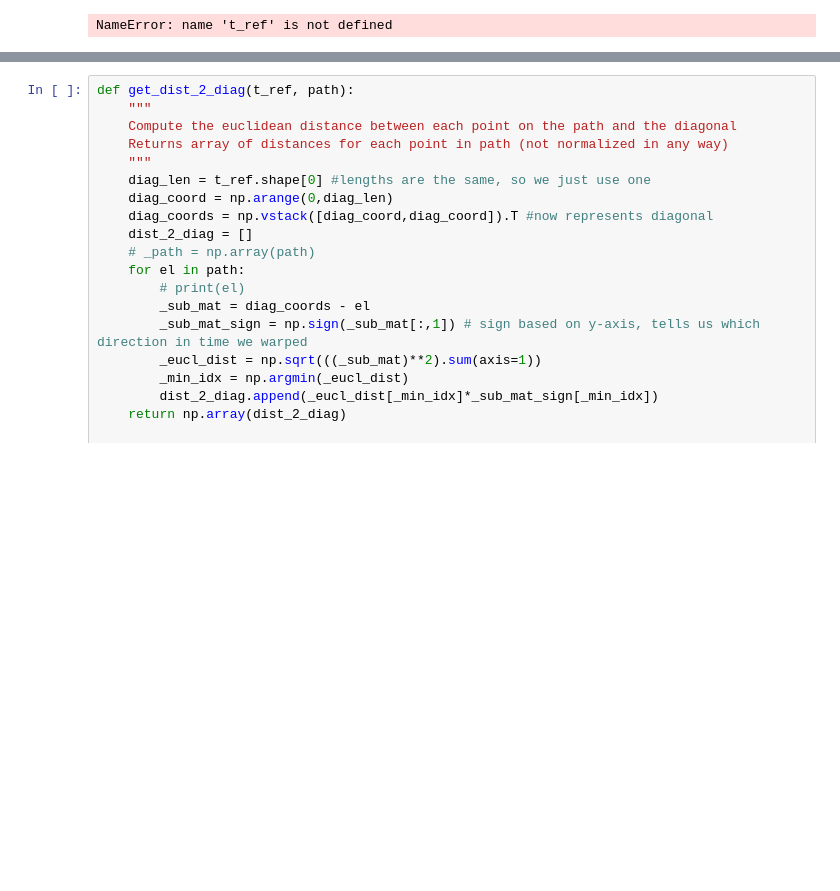
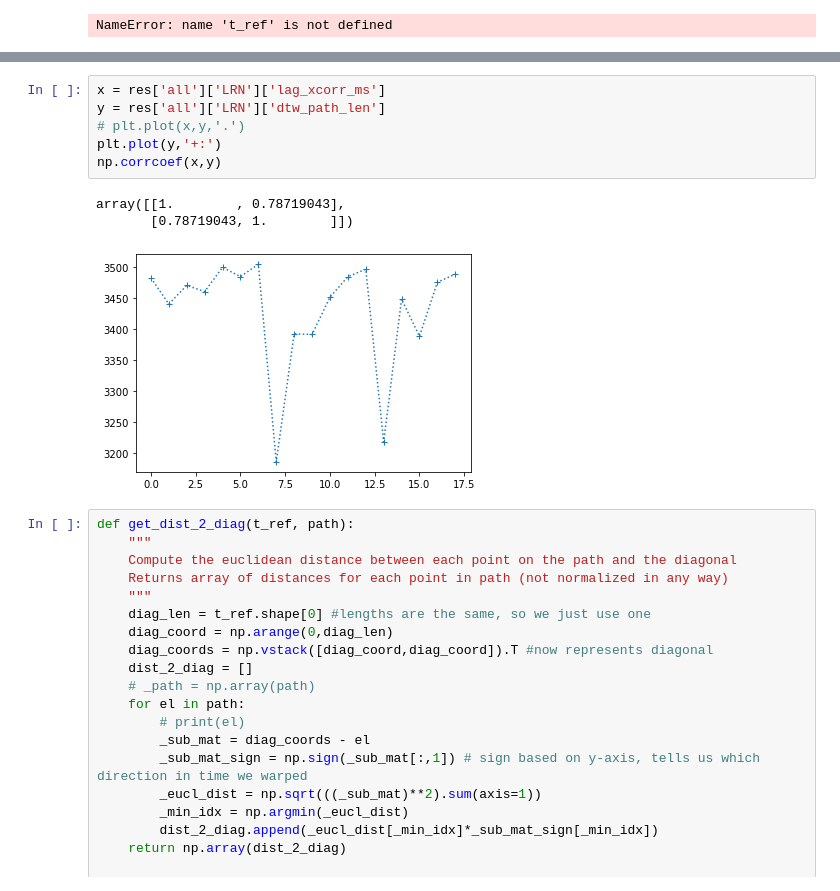
Before and after one commit to neuralabc/spft-java, a Jupyter notebook: spft/2022_09_DTW_test.ipynb, the cells around one changed output, grey strips where cells are left out. Cells and saved outputs as stored; diff of their text form; blank space fills up the shorter version.

```diff
--- a/spft/2022_09_DTW_test.ipynb
+++ b/spft/2022_09_DTW_test.ipynb
@@ -157,3 +199,13 @@ array([[1.        , 0.43334203],
+# %%
+x = res['all']['LRN']['lag_xcorr_ms']
+y = res['all']['LRN']['dtw_path_len']
+# plt.plot(x,y,'.')
+plt.plot(y,'+:')
+np.corrcoef(x,y)
+# %% [output]
+array([[1.        , 0.78719043],
+       [0.78719043, 1.        ]])
+[figure, added]
 # %%
 def get_dist_2_diag(t_ref, path):
     """
```
Also changed, not shown: parts of 3 cells of this notebook, 2 other files.
